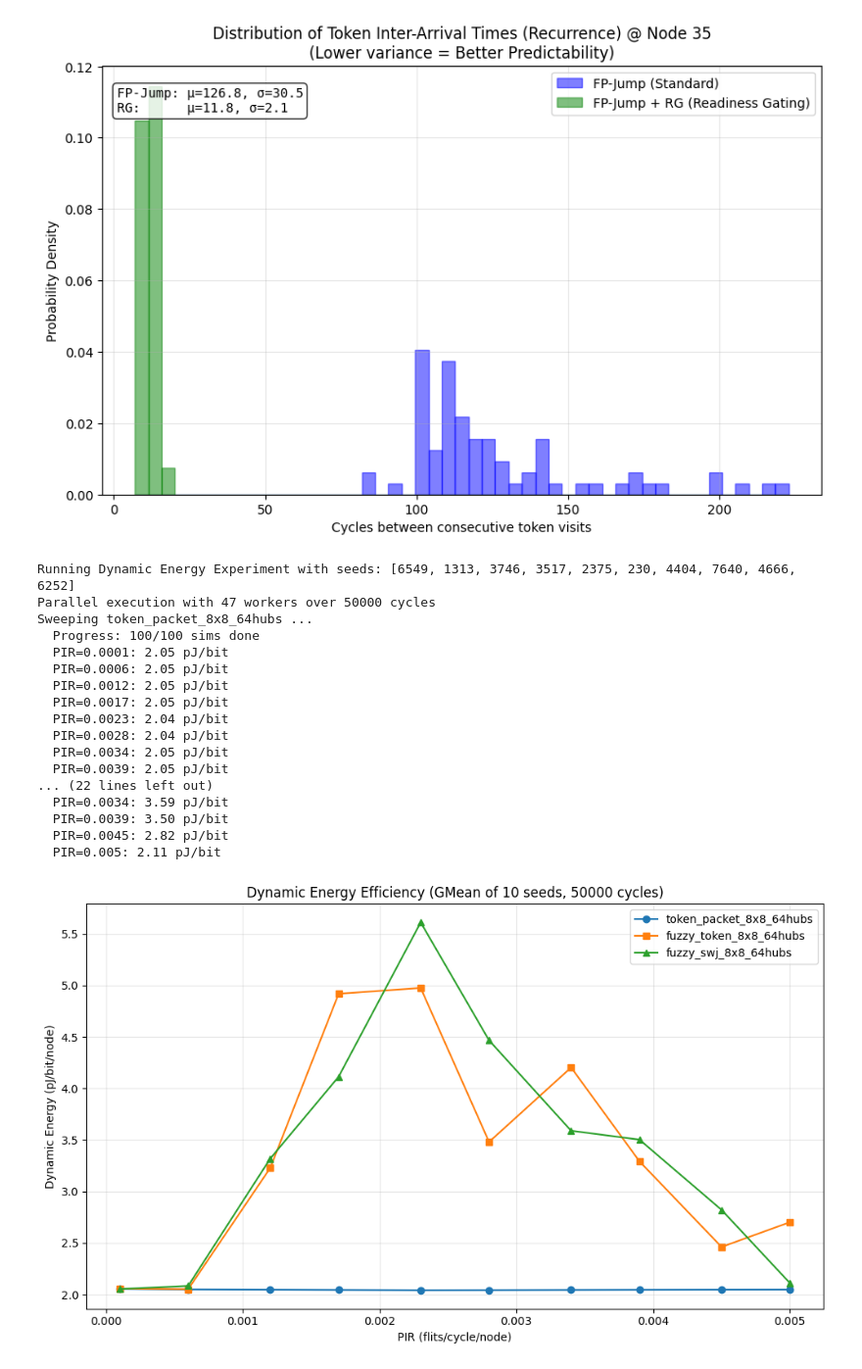
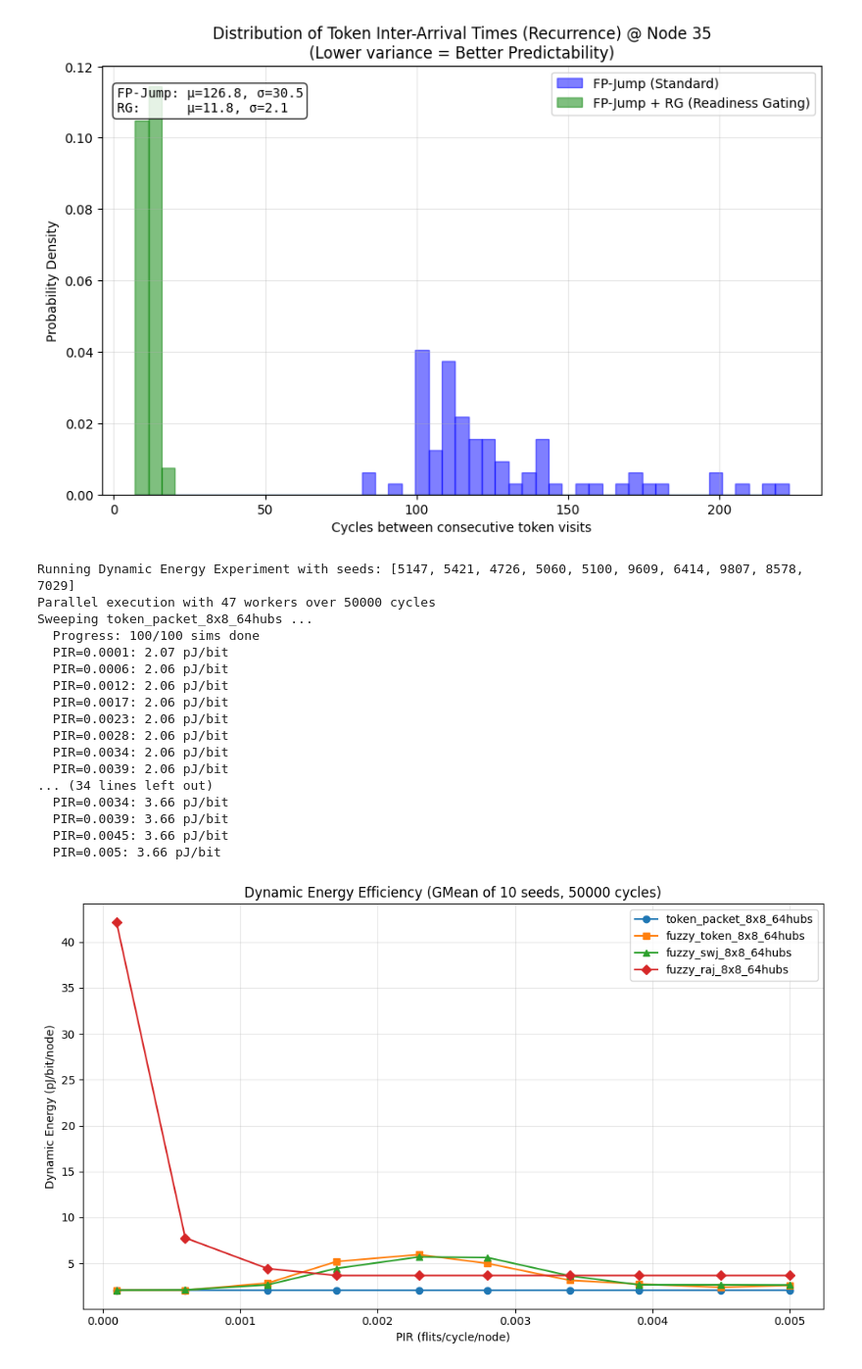
Before and after one commit to Jain-Nishkarsh/WiNoC-SOP, a Jupyter notebook: results/evaluate.ipynb, the cells around one changed output. Shown at 98% size. Cells and saved outputs as stored; diff of their text form; code cells hidden in the pictures.

```diff
--- a/results/evaluate.ipynb
+++ b/results/evaluate.ipynb
@@ -271,7 +356,7 @@ import matplotlib.pyplot as plt
 import numpy as np
 from matplotlib.colors import ListedColormap
 
-CSV_PATH = "../bin/swj_soteriou.csv"
+CSV_PATH = "bin/swj_soteriou.csv"
 
 # Read CSV, ensuring ready_nodes is read as string to preserve leading zeros
 df = pd.read_csv(CSV_PATH, dtype={'ready_nodes': str})
@@ -621,6 +706,7 @@ CONFIGS = [
     "../custom_config/token_packet_8x8_64hubs.yaml",
     "../custom_config/fuzzy_token_8x8_64hubs.yaml",
     "../custom_config/fuzzy_swj_8x8_64hubs.yaml",
+    "../custom_config/fuzzy_raj_8x8_64hubs.yaml",
 ]
 
 BIN_DIR = Path("bin").resolve()
@@ -715,45 +801,45 @@ def run_energy_efficiency_sweep(config_path, pir_list, label):
         gmean = calculate_gmean(valid) if valid else 0.0
         final_results.append({"pir": pir, "pj_per_bit": gmean})
         print(f"  PIR={pir}: {gmean:.2f} pJ/bit")
 
     return final_results
 
 all_data = {}
 for c in CONFIGS:
     lbl = Path(c).stem
     all_data[lbl] = run_energy_efficiency_sweep(c, PIR_LIST, lbl)
 
 # Plot
 plt.figure(figsize=(10, 6))
 markers = ["o", "s", "^", "D"]
 for i, (lbl, res) in enumerate(all_data.items()):
     p_vals = [r["pir"] for r in res]
     e_vals = [r["pj_per_bit"] for r in res]
     plt.plot(p_vals, e_vals, marker=markers[i%len(markers)], label=lbl)
 
 plt.xlabel("PIR (flits/cycle/node)")
 plt.ylabel("Dynamic Energy (pJ/bit/node)")
 plt.title(f"Dynamic Energy Efficiency (GMean of {NUM_RUNS} seeds, {SIM_CYCLES} cycles)")
 plt.grid(True, alpha=0.3)
 plt.legend()
 plt.tight_layout()
 plt.show()
 # %% [output]
-Running Dynamic Energy Experiment with seeds: [6549, 1313, 3746, 3517, 2375, 230, 4404, 7640, 4666, 6252]
+Running Dynamic Energy Experiment with seeds: [5147, 5421, 4726, 5060, 5100, 9609, 6414, 9807, 8578, 7029]
 Parallel execution with 47 workers over 50000 cycles
 Sweeping token_packet_8x8_64hubs ...
   Progress: 100/100 sims done
-  PIR=0.0001: 2.05 pJ/bit
-  PIR=0.0006: 2.05 pJ/bit
-  PIR=0.0012: 2.05 pJ/bit
-  PIR=0.0017: 2.05 pJ/bit
-  PIR=0.0023: 2.04 pJ/bit
-  PIR=0.0028: 2.04 pJ/bit
-  PIR=0.0034: 2.05 pJ/bit
-  PIR=0.0039: 2.05 pJ/bit
-... (22 lines left out)
-  PIR=0.0034: 3.59 pJ/bit
-  PIR=0.0039: 3.50 pJ/bit
-  PIR=0.0045: 2.82 pJ/bit
-  PIR=0.005: 2.11 pJ/bit
+  PIR=0.0001: 2.07 pJ/bit
+  PIR=0.0006: 2.06 pJ/bit
+  PIR=0.0012: 2.06 pJ/bit
+  PIR=0.0017: 2.06 pJ/bit
+  PIR=0.0023: 2.06 pJ/bit
+  PIR=0.0028: 2.06 pJ/bit
+  PIR=0.0034: 2.06 pJ/bit
+  PIR=0.0039: 2.06 pJ/bit
+... (34 lines left out)
+  PIR=0.0034: 3.66 pJ/bit
+  PIR=0.0039: 3.66 pJ/bit
+  PIR=0.0045: 3.66 pJ/bit
+  PIR=0.005: 3.66 pJ/bit
-[figure, old version]
+[figure, new version]
```
Also changed, not shown: parts of 4 cells of this notebook, 50 other files.
